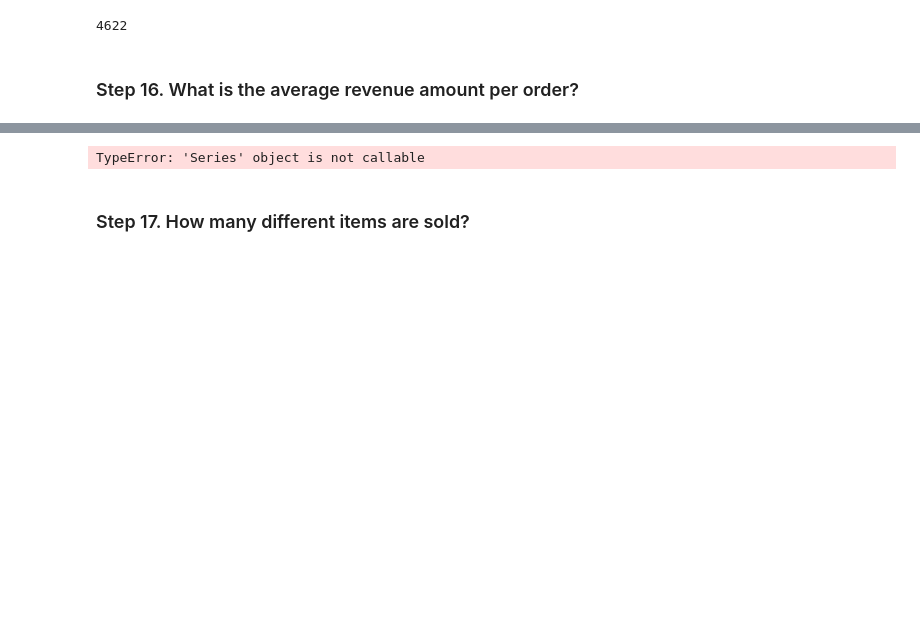
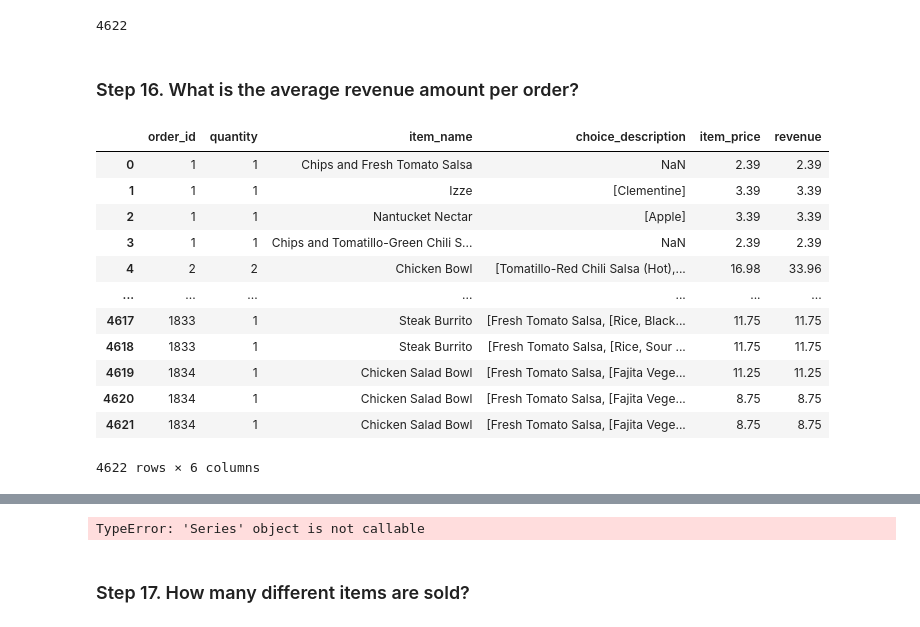
Before and after one commit to iamoespana92/pandas_exercises, a Jupyter notebook: 01_Getting_&_Knowing_Your_Data/Chipotle/Exercises.ipynb, the cells around one changed output, grey strips where cells are left out. Cells and saved outputs as stored; diff of their text form; code cells hidden in the pictures; blank space fills up the shorter version.

```diff
--- a/01_Getting_&_Knowing_Your_Data/Chipotle/Exercises.ipynb
+++ b/01_Getting_&_Knowing_Your_Data/Chipotle/Exercises.ipynb
@@ -104,0 +263,2 @@ dtype: object
+# %%
+a['fecha'] = pd.to_datetime([f'{y} {m}' for y,m in zip(a.year, a.month)])
@@ -104,0 +280,14 @@ dtype: object
+# %%
+lista = []
+# %%
+for pepa, juana in zip(a.year, a.month): #pepa = 1949, #juana='Jan'´## pepa = 1949, juana = 'Feb'
+    res = str(pepa) + ' ' + juana # res = '1949 Jan', res =
+    lista.append(res) # ['1949 Jan']
+    if ....
+        compra.append(..)
+    elif cond2:
+        id.append(...)
+    else:
+        venta.append(...)
+    if pepa == 1950:
+        break;
@@ -154,6 +542,8 @@ float (df.item_price)
 TypeError: cannot convert the series to <class 'float'>
 # %%
 df['item_price'] = df['item_price'].astype('string')
+# %%
+df.item_price = df.item_price.apply(func = lambda pepa: float(pepa[1:]))
 # %% [markdown]
 #### Step 13.c. Check the item price type
 # %%
@@ -177,3 +587,19 @@ len (df.order_id)
 4622
 # %% [markdown]
 ### Step 16. What is the average revenue amount per order?
+# %%
+df
+# %% [output]
+|  | order_id | quantity | item_name | choice_description | item_price | revenue |
+| 0 | 1 | 1 | Chips and Fresh Tomato Salsa | NaN | 2.39 | 2.39 |
+| 1 | 1 | 1 | Izze | [Clementine] | 3.39 | 3.39 |
+| 2 | 1 | 1 | Nantucket Nectar | [Apple] | 3.39 | 3.39 |
+| 3 | 1 | 1 | Chips and Tomatillo-Green Chili S... | NaN | 2.39 | 2.39 |
+| 4 | 2 | 2 | Chicken Bowl | [Tomatillo-Red Chili Salsa (Hot),... | 16.98 | 33.96 |
+| ... | ... | ... | ... | ... | ... | ... |
+| 4617 | 1833 | 1 | Steak Burrito | [Fresh Tomato Salsa, [Rice, Black... | 11.75 | 11.75 |
+| 4618 | 1833 | 1 | Steak Burrito | [Fresh Tomato Salsa, [Rice, Sour ... | 11.75 | 11.75 |
+| 4619 | 1834 | 1 | Chicken Salad Bowl | [Fresh Tomato Salsa, [Fajita Vege... | 11.25 | 11.25 |
+| 4620 | 1834 | 1 | Chicken Salad Bowl | [Fresh Tomato Salsa, [Fajita Vege... | 8.75 | 8.75 |
+| 4621 | 1834 | 1 | Chicken Salad Bowl | [Fresh Tomato Salsa, [Fajita Vege... | 8.75 | 8.75 |
+4622 rows × 6 columns
```
Also changed, not shown: parts of 57 cells of this notebook, 1 other file.
